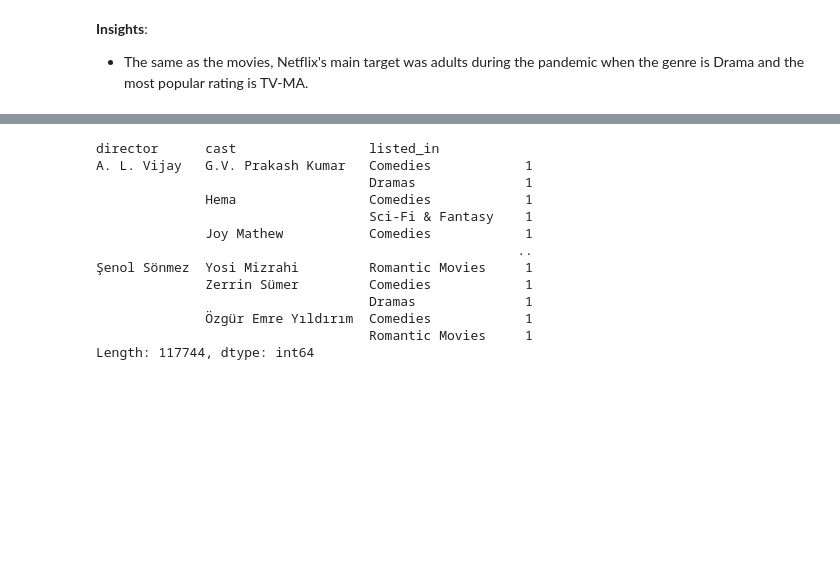
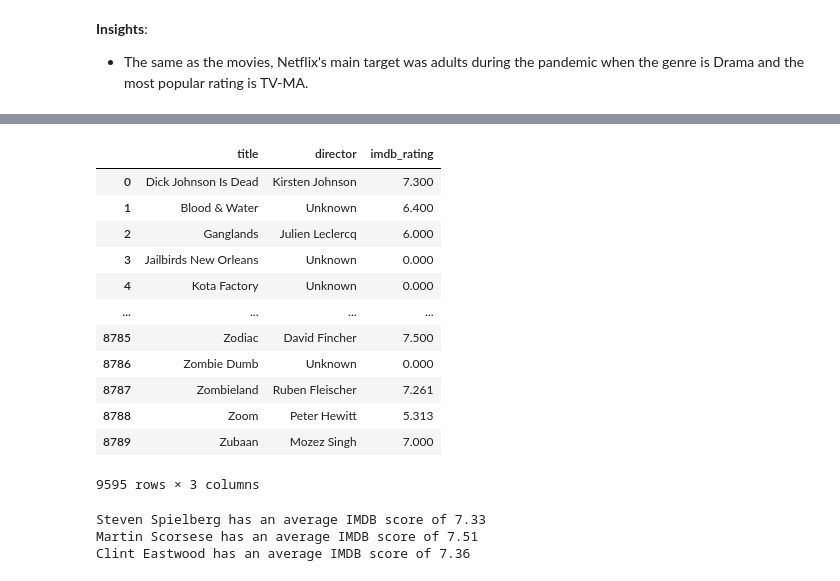
Before and after one commit to quocthanh18/LTKHDL, a Jupyter notebook: notebooks/3.0-EDA.ipynb, the cells around one changed output, grey strips where cells are left out. Drawn from its saved outputs; the diff is of its cells as text; code cells hidden in the pictures; blank space fills up the shorter version.

Commit message:
finish Question 2, add imdb score data

```diff
--- a/notebooks/3.0-EDA.ipynb
+++ b/notebooks/3.0-EDA.ipynb
@@ -252,22 +253,4 @@ tv_series_duration
 # %%
-df['director'] = df['director'].str.split(', ')
-df['cast'] = df['cast'].str.split(', ')
-df['listed_in'] = df['listed_in'].str.split(', ')
-df = df.explode('cast').explode('director').explode('listed_in')
+df['director'] = df['director'].str.split(',')
+df['cast'] = df['cast'].str.split(',')
+df['listed_in'] = df['listed_in'].str.split(',')
-# %%
-collaborations = df.groupby(['director', 'cast', 'listed_in']).size()
-collaborations
-# %% [output]
-director      cast                 listed_in
-A. L. Vijay   G.V. Prakash Kumar   Comedies            1
-                                   Dramas              1
-              Hema                 Comedies            1
-                                   Sci-Fi & Fantasy    1
-              Joy Mathew           Comedies            1
-                                                      ..
-Şenol Sönmez  Yosi Mizrahi         Romantic Movies     1
-              Zerrin Sümer         Comedies            1
-                                   Dramas              1
-              Özgür Emre Yıldırım  Comedies            1
-                                   Romantic Movies     1
-Length: 117744, dtype: int64
@@ -273,0 +265,31 @@ Length: 117744, dtype: int64
+# %%
+imdb_rating = pd.read_csv('../data/processed/tmdb.csv', index_col=0)
+imdb_rating.columns = ['title', 'imdb_rating']
+# %%
+temp_df = df[['title', 'director']]
+temp_df = temp_df.merge(imdb_rating, on='title')
+temp_df = temp_df.explode('director')
+temp_df
+# %% [output]
+|  | title | director | imdb_rating |
+| 0 | Dick Johnson Is Dead | Kirsten Johnson | 7.300 |
+| 1 | Blood & Water | Unknown | 6.400 |
+| 2 | Ganglands | Julien Leclercq | 6.000 |
+| 3 | Jailbirds New Orleans | Unknown | 0.000 |
+| 4 | Kota Factory | Unknown | 0.000 |
+| ... | ... | ... | ... |
+| 8785 | Zodiac | David Fincher | 7.500 |
+| 8786 | Zombie Dumb | Unknown | 0.000 |
+| 8787 | Zombieland | Ruben Fleischer | 7.261 |
+| 8788 | Zoom | Peter Hewitt | 5.313 |
+| 8789 | Zubaan | Mozez Singh | 7.000 |
+9595 rows × 3 columns
+# %%
+for director in diverse_directors:
+    temp_df_ = temp_df[temp_df['director'] == director]
+    average_IMDB_score = temp_df_['imdb_rating'].mean()
+    print(f'{director} has an average IMDB score of {average_IMDB_score:.2f}')
+# %% [output]
+Steven Spielberg has an average IMDB score of 7.33
+Martin Scorsese has an average IMDB score of 7.51
+Clint Eastwood has an average IMDB score of 7.36
```
Also changed, not shown: parts of 6 cells of this notebook, 2 other files.
